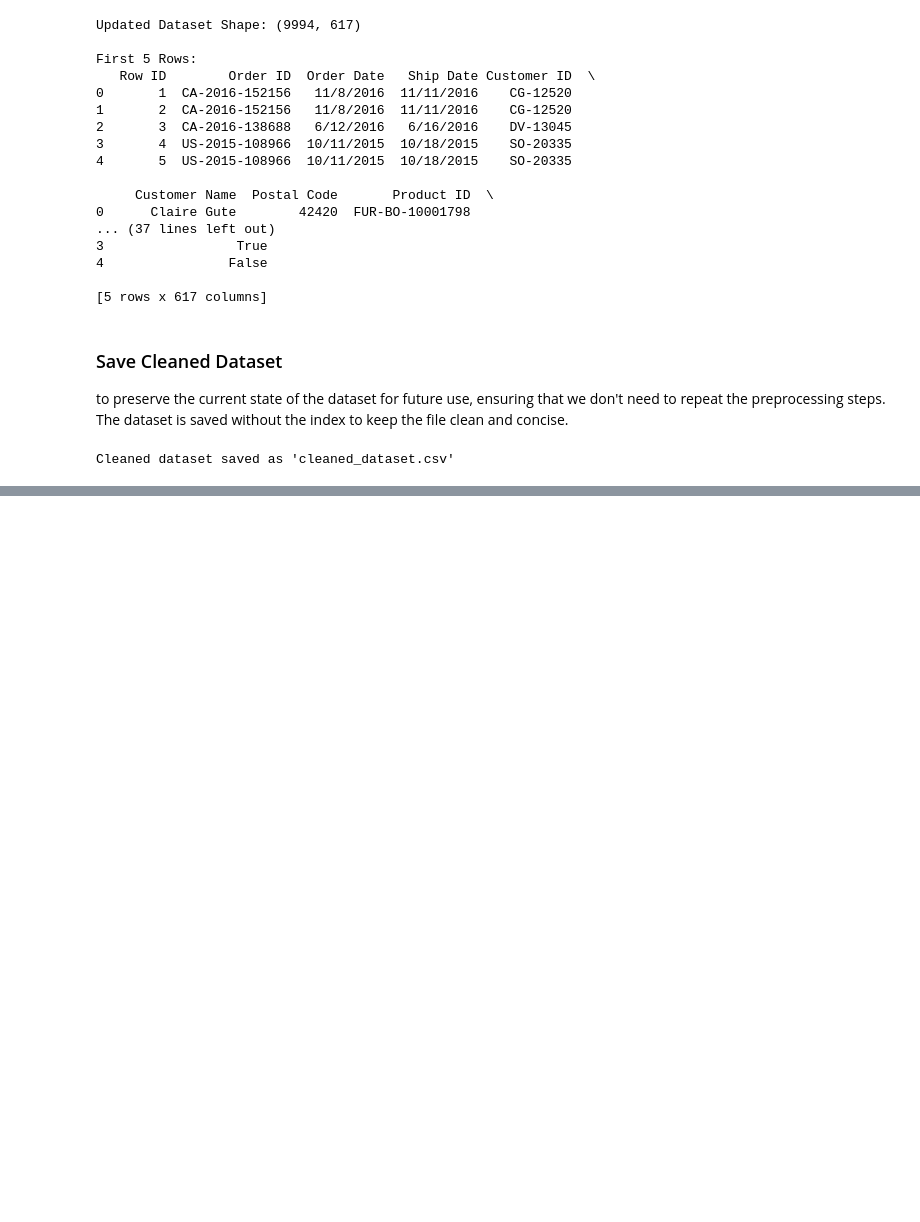
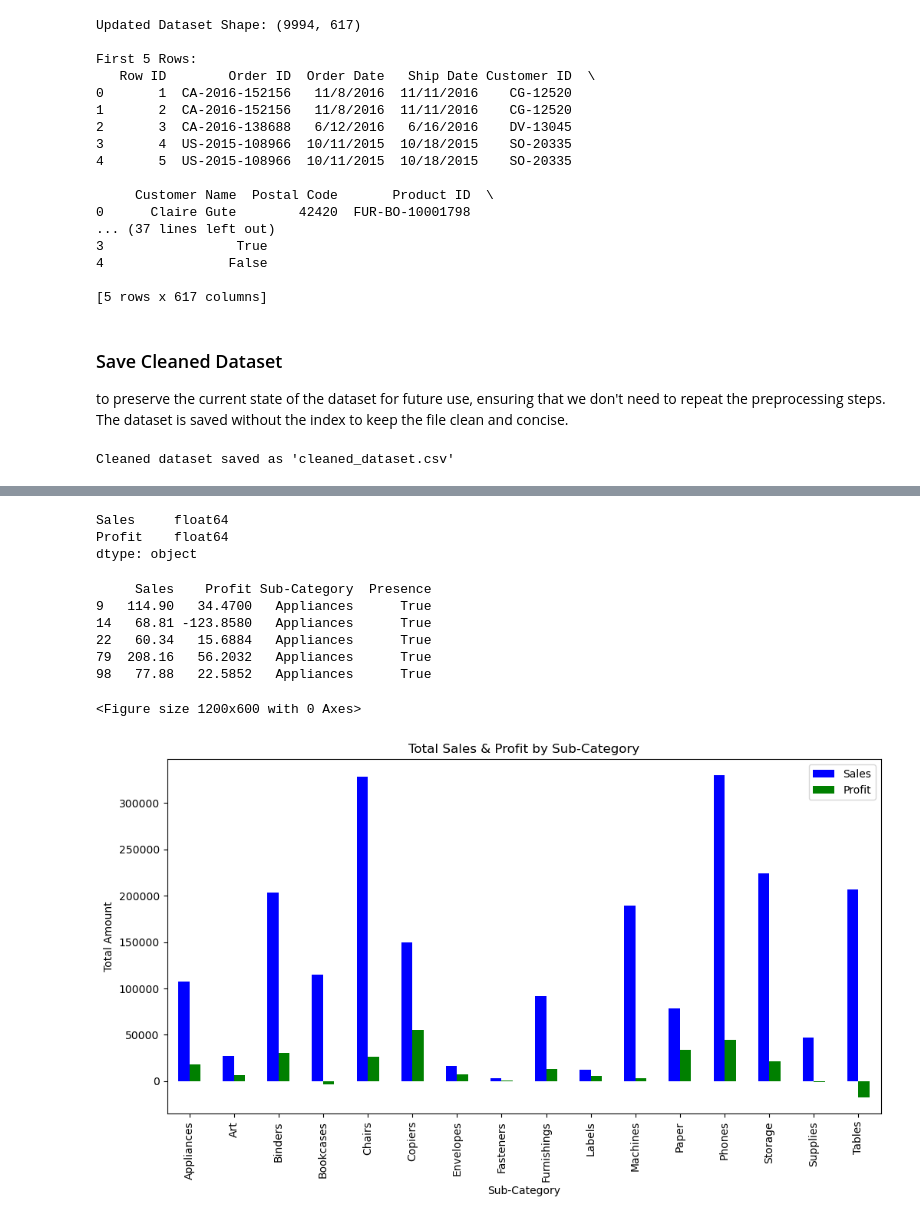
Before and after one commit to yrehim7/Superstore-EDA-analysis, a Jupyter notebook: main.ipynb, the cells around one changed output, grey strips where cells are left out. Cells and saved outputs as stored; diff of their text form; code cells hidden in the pictures; blank space fills up the shorter version.

```diff
--- a/main.ipynb
+++ b/main.ipynb
@@ -249,3 +252,5 @@ df.to_csv('cleaned_dataset.csv', index=False)
 print("\nCleaned dataset saved as 'cleaned_dataset.csv'")
 # %% [output]
 Cleaned dataset saved as 'cleaned_dataset.csv'
+# %%
+df = pd.read_csv(r"cleaned_dataset.csv")  # Adjust file name if necessary
@@ -251,0 +292,3 @@ Cleaned dataset saved as 'cleaned_dataset.csv'
+# %%
+df["Sales"] = pd.to_numeric(df["Sales"], errors="coerce")
+df["Profit"] = pd.to_numeric(df["Profit"], errors="coerce")
@@ -251,0 +315,49 @@ Cleaned dataset saved as 'cleaned_dataset.csv'
+# %%
+print(df[["Sales", "Profit"]].dtypes)
+# %% [output]
+Sales     float64
+Profit    float64
+dtype: object
+# %%
+# Identify sub-category columns
+sub_category_cols = [col for col in df.columns if col.startswith("Sub-Category_")]
+
+# Melt the data to reshape it
+df_melted = df.melt(id_vars=["Sales", "Profit"], value_vars=sub_category_cols,
+                     var_name="Sub-Category", value_name="Presence")
+
+# Filter out rows where the product was not present (Presence = 0 or NaN)
+df_melted = df_melted[df_melted["Presence"] > 0]
+
+# Clean the 'Sub-Category' column by removing the prefix
+df_melted["Sub-Category"] = df_melted["Sub-Category"].str.replace("Sub-Category_", "")
+
+print(df_melted.head())  # Check the new structure
+# %% [output]
+     Sales    Profit Sub-Category  Presence
+9   114.90   34.4700   Appliances      True
+14   68.81 -123.8580   Appliances      True
+22   60.34   15.6884   Appliances      True
+79  208.16   56.2032   Appliances      True
+98   77.88   22.5852   Appliances      True
+# %%
+# Check if 'Sub-Category' column exists in the dataframe
+if 'Sub-Category' in df_melted.columns:
+    # Group by 'Sub-Category' and sum Sales & Profit
+    category_sales_profit = df_melted.groupby('Sub-Category')[['Sales', 'Profit']].sum().reset_index()
+
+    # Plot total sales and profit per sub-category
+    plt.figure(figsize=(12, 6))
+    category_sales_profit.plot(kind="bar", x='Sub-Category', y=['Sales', 'Profit'], figsize=(12, 6), color=["blue", "green"])
+
+    plt.title("Total Sales & Profit by Sub-Category")
+    plt.xlabel("Sub-Category")
+    plt.ylabel("Total Amount")
+    plt.xticks(rotation=90)
+    plt.legend(["Sales", "Profit"])
+    plt.show()
+else:
+    print("The 'Sub-Category' column does not exist in the dataframe.")
+# %% [output]
+<Figure size 1200x600 with 0 Axes>
+[figure, added]
```
Also changed, not shown: parts of 5 cells of this notebook, 1 other file.
